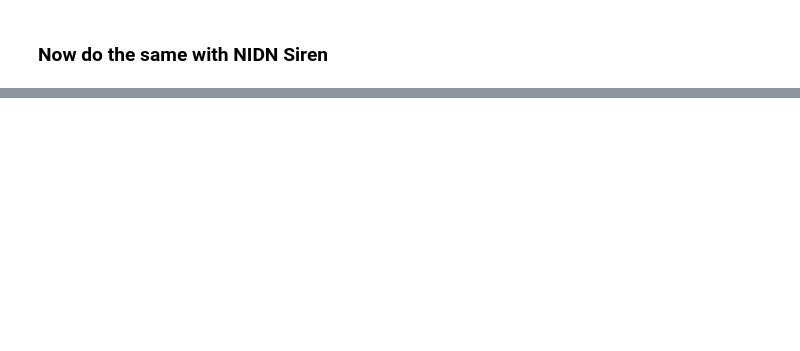
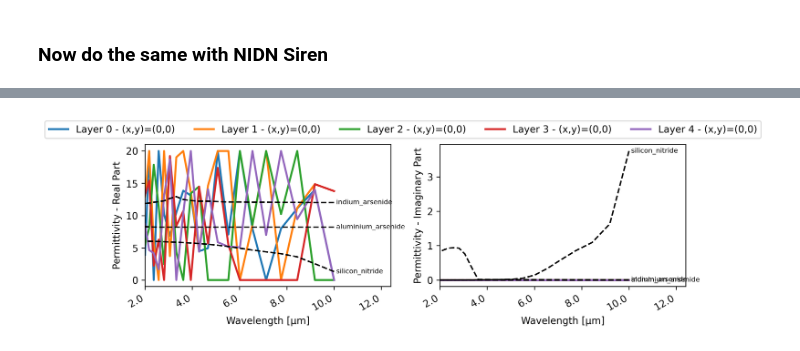
Before and after one commit to esa/NIDN, a Jupyter notebook: notebooks/Paper Results/5 - Inversion Comparison.ipynb, the cells around one changed output, grey strips where cells are left out. Drawn from its saved outputs; the diff is of its cells as text; code cells hidden in the pictures; blank space fills up the shorter version.

```diff
--- a/notebooks/Paper Results/5 - Inversion Comparison.ipynb
+++ b/notebooks/Paper Results/5 - Inversion Comparison.ipynb
@@ -199,0 +321,4 @@ nidn.save_run(cfg)
+# %%
+nidn.plot_eps_per_point(voxel_cfg)
+# %% [output]
+[figure, added]
```
Also changed, not shown: parts of 14 cells of this notebook, 1 other file.
